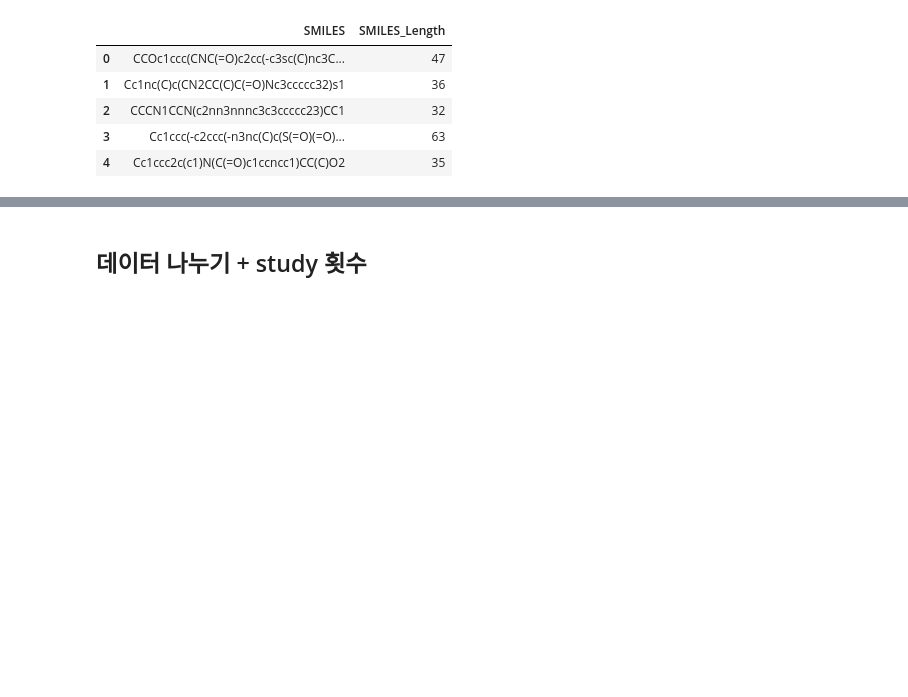
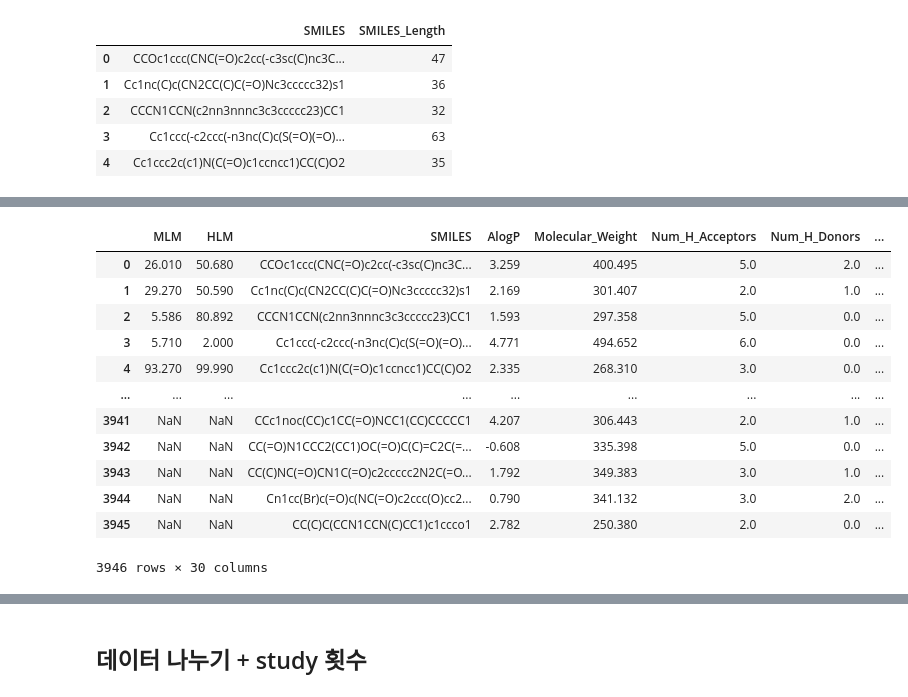
Before and after one commit to AnMyeongGyu/dacon_new_drug, a Jupyter notebook: 03_xgboost_more_feature.ipynb, the cells around one changed output, grey strips where cells are left out. Saved outputs shown, nothing was run; the diff lists cells and outputs as text; code cells hidden in the pictures; blank space fills up the shorter version.

```diff
--- a/03_xgboost_more_feature.ipynb
+++ b/03_xgboost_more_feature.ipynb
@@ -424,0 +453,17 @@ df_total[['SMILES', 'SMILES_Length']].head()
+# %%
+df_total.reset_index(drop = True, inplace= True)
+df_total
+# %% [output]
+|  | MLM | HLM | SMILES | AlogP | Molecular_Weight | Num_H_Acceptors | Num_H_Donors | ... |
+| 0 | 26.010 | 50.680 | CCOc1ccc(CNC(=O)c2cc(-c3sc(C)nc3C... | 3.259 | 400.495 | 5.0 | 2.0 | ... |
+| 1 | 29.270 | 50.590 | Cc1nc(C)c(CN2CC(C)C(=O)Nc3ccccc32)s1 | 2.169 | 301.407 | 2.0 | 1.0 | ... |
+| 2 | 5.586 | 80.892 | CCCN1CCN(c2nn3nnnc3c3ccccc23)CC1 | 1.593 | 297.358 | 5.0 | 0.0 | ... |
+| 3 | 5.710 | 2.000 | Cc1ccc(-c2ccc(-n3nc(C)c(S(=O)(=O)... | 4.771 | 494.652 | 6.0 | 0.0 | ... |
+| 4 | 93.270 | 99.990 | Cc1ccc2c(c1)N(C(=O)c1ccncc1)CC(C)O2 | 2.335 | 268.310 | 3.0 | 0.0 | ... |
+| ... | ... | ... | ... | ... | ... | ... | ... | ... |
+| 3941 | NaN | NaN | CCc1noc(CC)c1CC(=O)NCC1(CC)CCCCC1 | 4.207 | 306.443 | 2.0 | 1.0 | ... |
+| 3942 | NaN | NaN | CC(=O)N1CCC2(CC1)OC(=O)C(C)=C2C(=... | -0.608 | 335.398 | 5.0 | 0.0 | ... |
+| 3943 | NaN | NaN | CC(C)NC(=O)CN1C(=O)c2ccccc2N2C(=O... | 1.792 | 349.383 | 3.0 | 1.0 | ... |
+| 3944 | NaN | NaN | Cn1cc(Br)c(=O)c(NC(=O)c2ccc(O)cc2... | 0.790 | 341.132 | 3.0 | 2.0 | ... |
+| 3945 | NaN | NaN | CC(C)C(CCN1CCN(C)CC1)c1ccco1 | 2.782 | 250.380 | 2.0 | 0.0 | ... |
+3946 rows × 30 columns
```
Also changed, not shown: parts of 27 cells of this notebook, 3 other files.
